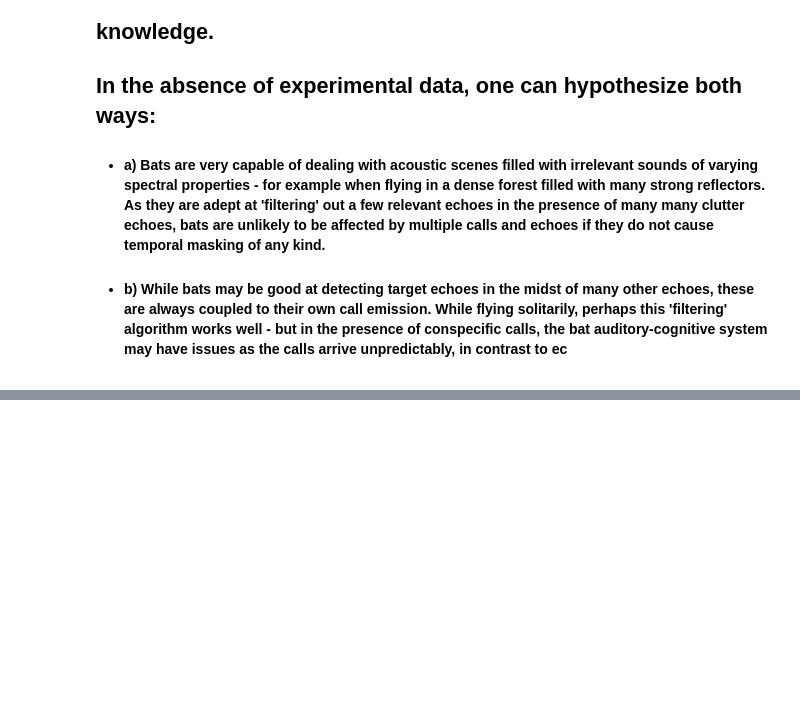
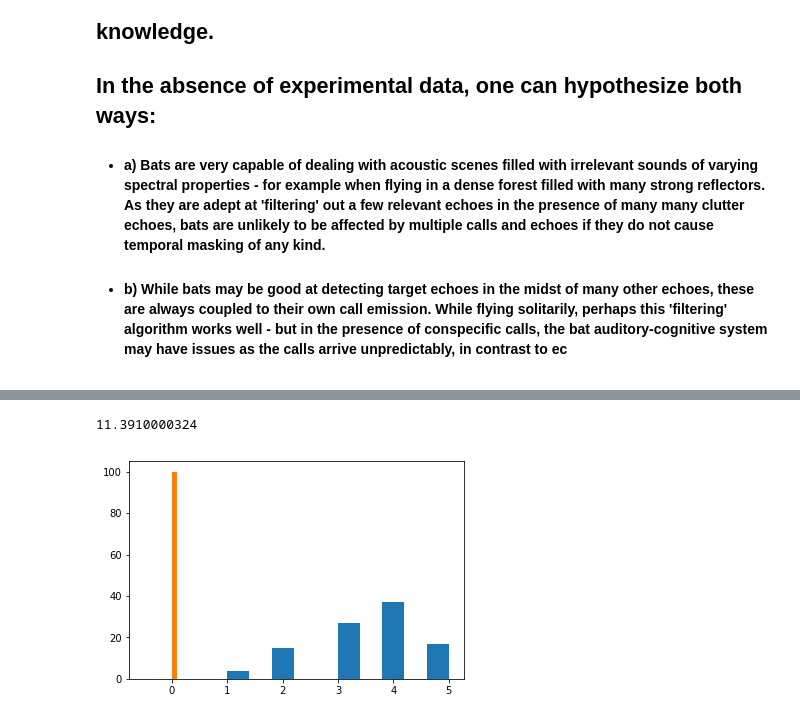
Before and after one commit to thejasvibr/the_cocktail_party_nightmare, a Jupyter notebook: Spatial Unmasking in the cocktail party nightmare.ipynb, the cells around one changed output, grey strips where cells are left out. Drawn from its saved outputs; the diff is of its cells as text; code cells hidden in the pictures; blank space fills up the shorter version.

```diff
--- a/Spatial Unmasking in the cocktail party nightmare.ipynb
+++ b/Spatial Unmasking in the cocktail party nightmare.ipynb
@@ -310,6 +311,7 @@ fig4b['quad_release'] = ts_pred-ts_pred[0]
 
 ## It is important to note here that we *are* making an important assumption here that the spatial release is the same irrespective of which echo arrival angle we consider. This may differ in reality, as the bats hearing is not equally good at all angles. Even if we do not assume this, the presumption that the angle of arrival does not matter would still continue to hold over a range of angles in the frontal direction [HRTF refs here]
 # %%
+
 f,ax = plt.subplots(nrows=1,ncols=1,figsize=(12,8))
 ax.plot(fig4b['masker_angle'],fig4b['quad_release'],'*-',label='Backward-masking')
 ax.plot(fig4b['masker_angle'],fig4b['quad_release'],'*',markersize=15,alpha=0.4,label='Bakward release = Forward release')
@@ -318,6 +320,17 @@ plt.title('Plot 03: Masking release')
 plt.ylabel('Spatial masking release \n Echo-masker level difference, $\Delta$ dB',fontsize=15);
 plt.xlabel('Angular separation, degrees',fontsize=15);plt.legend();ax.grid()
 plt.show()
+
+# create a new interpolated set of spatial release vs angular separation values:
+theta_sep = np.linspace(0,23,50)
+deltaecholevel = np.polyval(P,theta_sep)
+deltaecholevel += -deltaecholevel[0]
+
+spatial_release_fn = pd.DataFrame(index =range(deltaecholevel.size),columns=['deltatheta','dB_release'])
+spatial_release_fn['deltatheta'] = theta_sep
+spatial_release_fn['dB_release'] = deltaecholevel
+#plt.figure(2)
+#plt.plot(theta_sep,deltaecholevel) ;plt.show()
 # %% [output]
 [figure]
 # %% [markdown]
@@ -390,0 +435,61 @@ This means, the bat can theoretically perceive an echo with : -29.13 dB level di
+# %%
+from the_cocktail_party_nightmare_MC import *
+
+temporal_masking_fn = colloc_data_interp.copy()
+
+def run_one_trial(call_density,spatial_unmasking=True,**kwargs):
+    '''
+    Runs one trial with/out spatial unmasking.
+
+    **kwargs
+        temp_mk_fn : temporal masking function
+        sp_rel_fn : spatial release function
+
+    '''
+    num_echoes = 5
+    call_level_range = (100,106)
+    echo_level_range = (60,82)
+    echo_arrival_angles = (75,105) # treating 0 degrees as 3'oclock
+    call_arrival_angles = (0,360)
+
+    timeresolution = 10**-4
+    pulse_interval = 0.1
+    call_durn = 3*10**-3
+    pi_timesteps = np.arange(0,int(pulse_interval/timeresolution))
+
+    call_steps = int(call_durn/timeresolution)
+
+
+    calls = populate_sounds(pi_timesteps,call_steps,call_level_range,call_arrival_angles,call_density)
+    # re-assign the echo start and stop points to avoid echo-echo overlap and keep them at the beggining 1.2
+    # of the pulse interval
+    echoes = populate_sounds(pi_timesteps,call_steps,echo_level_range,echo_arrival_angles,num_echoes)
+    echo_starts = np.int16(np.linspace(0,pulse_interval/2.0,5)/timeresolution)
+    echo_ends = echo_starts + call_steps -1
+    echoes['start'] = echo_starts
+    echoes['stop'] = echo_ends
+
+
+
+    if spatial_unmasking:
+
+        num_echoesheard = calculate_num_heardechoes(echoes,calls,kwargs['temp_mk_fn'],kwargs['sp_rel_fn'])
+    else :
+        # with NO spatial release
+        spl_rel_fn = kwargs['sp_rel_fn'].copy()
+        spl_rel_fn.iloc[:,1] = 0
+
+        num_echoesheard = calculate_num_heardechoes(echoes,calls,kwargs['temp_mk_fn'],spl_rel_fn)
+
+    return(num_echoesheard)
+
+import time
+start = time.time()
+w_sum = [ run_one_trial(10,True,temp_mk_fn=temporal_masking_fn,sp_rel_fn=spatial_release_fn) for k in range(100)]
+wo_sum = [ run_one_trial(10,False,temp_mk_fn=temporal_masking_fn,sp_rel_fn=spatial_release_fn) for k in range(100)]
+print(time.time()-start)
+np.median(w_sum), np.median(wo_sum)
+plt.hist(w_sum);plt.hist(wo_sum);plt.show()
+# %% [output]
+11.3910000324
+[figure, added]
```
Also changed, not shown: parts of 12 cells of this notebook.
